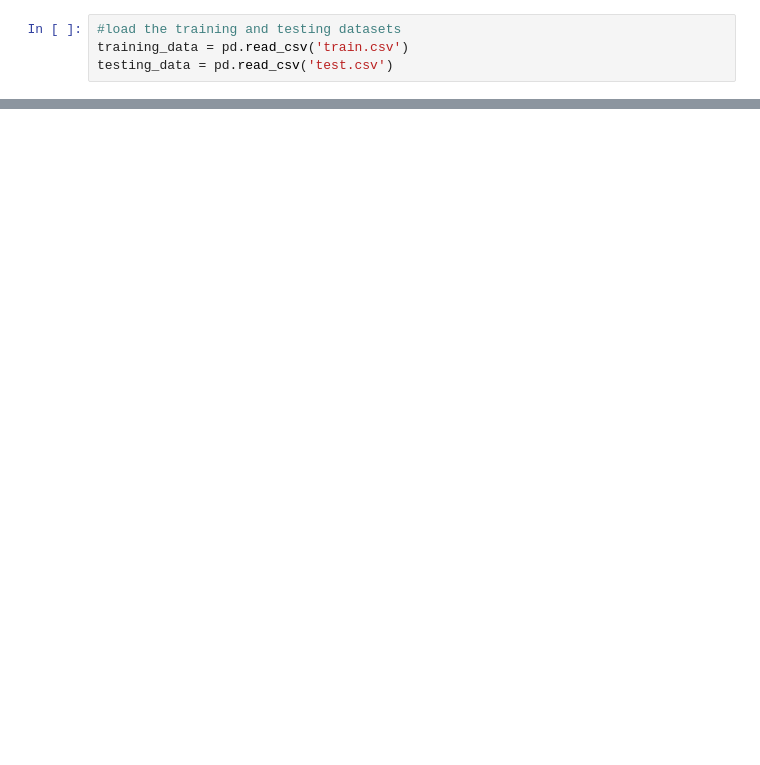
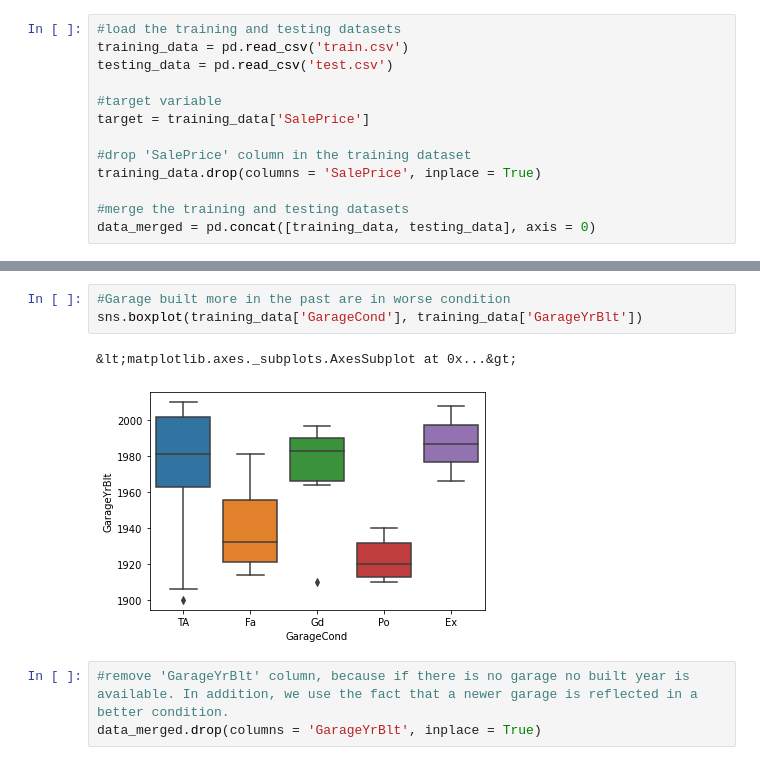
Before and after one commit to GiovanniAFrigeri/HousePrices, a Jupyter notebook: HousePrices.ipynb, the cells around one changed output, grey strips where cells are left out. Saved outputs shown, nothing was run; the diff lists cells and outputs as text; blank space fills up the shorter version.

```diff
--- a/HousePrices.ipynb
+++ b/HousePrices.ipynb
@@ -11,3 +46,12 @@ from sklearn.linear_model import LinearRegression
 #load the training and testing datasets
 training_data = pd.read_csv('train.csv')
 testing_data = pd.read_csv('test.csv')
+
+#target variable
+target = training_data['SalePrice']
+
+#drop 'SalePrice' column in the training dataset
+training_data.drop(columns = 'SalePrice', inplace = True)
+
+#merge the training and testing datasets
+data_merged = pd.concat([training_data, testing_data], axis = 0)
@@ -60,0 +130,9 @@ MiscFeature, 1406
+# %%
+#Garage built more in the past are in worse condition
+sns.boxplot(training_data['GarageCond'], training_data['GarageYrBlt'])
+# %% [output]
+&lt;matplotlib.axes._subplots.AxesSubplot at 0x...&gt;
+[figure, added]
+# %%
+#remove 'GarageYrBlt' column, because if there is no garage no built year is available. In addition, we use the fact that a newer garage is reflected in a better condition.
+data_merged.drop(columns = 'GarageYrBlt', inplace = True)
```
Also changed, not shown: parts of 11 cells of this notebook.
